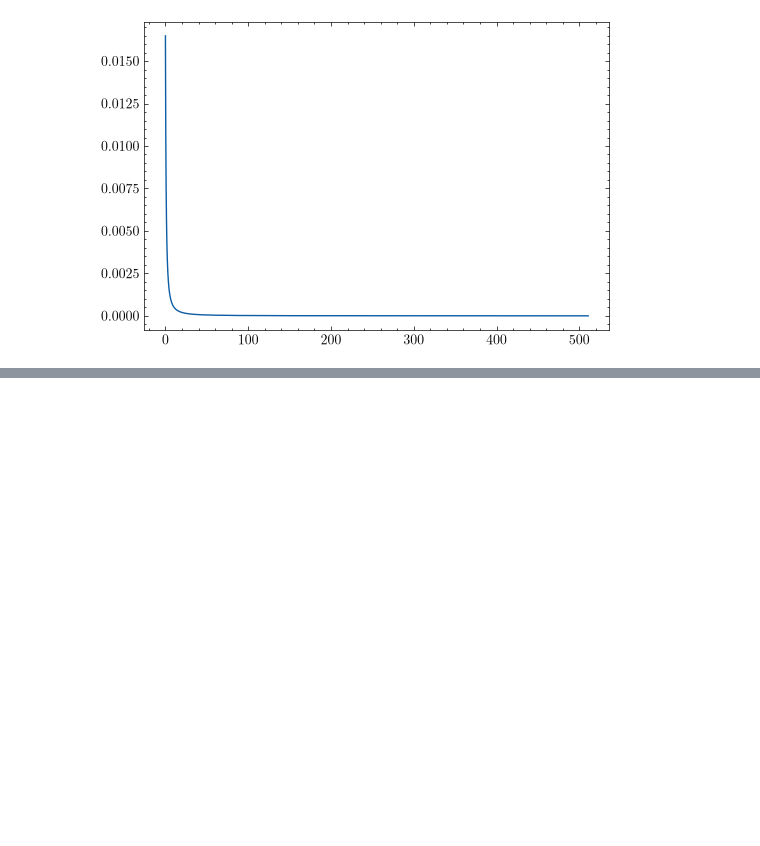
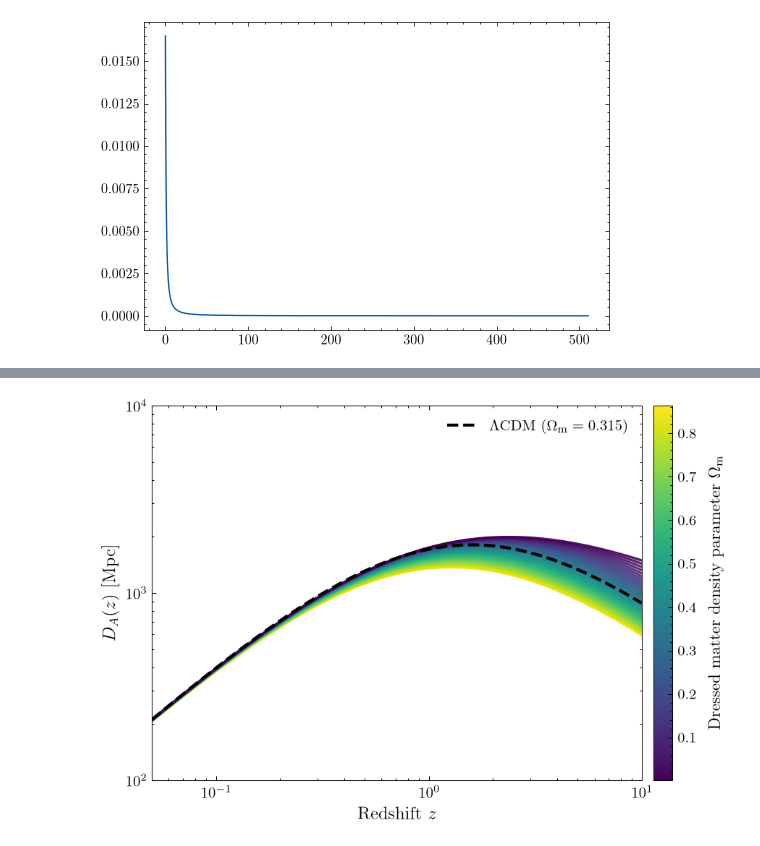
Before and after one commit to vPedreros/timescape, a Jupyter notebook: notebooks/distances.ipynb, the cells around one changed output, grey strips where cells are left out. Saved outputs shown, nothing was run; the diff lists cells and outputs as text; code cells hidden in the pictures; blank space fills up the shorter version.

```diff
--- a/notebooks/distances.ipynb
+++ b/notebooks/distances.ipynb
@@ -163,0 +135,47 @@ plt.show()
+# %%
+import matplotlib as mpl
+from matplotlib.ticker import AutoMinorLocator
+fv0 = 0.695
+
+
+
+fv0_vals = np.linspace(fv0*0.32, 0.999, 50)
+drsd_Omm_vals = dressed_Omm(fv0_vals)
+
+fig, ax1 = plt.subplots(figsize=(6.2, 4.2), dpi=150)
+
+cmap = plt.cm.viridis
+norm = mpl.colors.Normalize(vmin=drsd_Omm_vals.min(), vmax=drsd_Omm_vals.max())
+
+for fv in fv0_vals:
+    t_present = (2 + fv) / (3*H_bar_0(fv, H0))
+    tt = np.geomspace(1e-4 * t_present, t_present, 1000)
+    zz = z_of_t(tt, fv, H0)
+    DA_ts = DA_timescape(tt, t_present, fv, H0)  # In Mpc
+
+
+    ax1.loglog(zz, DA_ts, color=cmap(norm(dressed_Omm(fv))), lw=1.6, alpha=0.9)
+
+ax1.loglog(zz_lcdm, DA_lcdm_vals, color='black', ls='--', lw=2.0, zorder=10,
+         label=f'$\\Lambda$CDM ($\\Omega_{{\\rm m}}={Omm}$)')
+
+# Colorbar for Timescape f_v0 values
+sm = mpl.cm.ScalarMappable(cmap=cmap, norm=norm)
+sm.set_array([])
+cbar = fig.colorbar(sm, ax=ax1, pad=0.02)
+cbar.set_label(r'Dressed matter density parameter $\Omega_{\rm m}$', fontsize=11, labelpad=8)
+cbar.ax.tick_params(labelsize=9.5)
+
+# Axes limits, labels, ticks, and grid
+ax1.set_xlim(5e-2, 10)
+ax1.set_ylim(1e2, 1e4)
+ax1.set_xlabel('Redshift $z$', fontsize=12)
+ax1.set_ylabel('$D_A(z)$ [Mpc]', fontsize=12)
+
+ax1.legend()
+
+plt.tight_layout()
+fig.savefig('../imgs/DA_pars_omm.pdf', bbox_inches='tight')
+plt.show()
+# %% [output]
+[figure, added]
```
Also changed, not shown: parts of 7 cells of this notebook.
